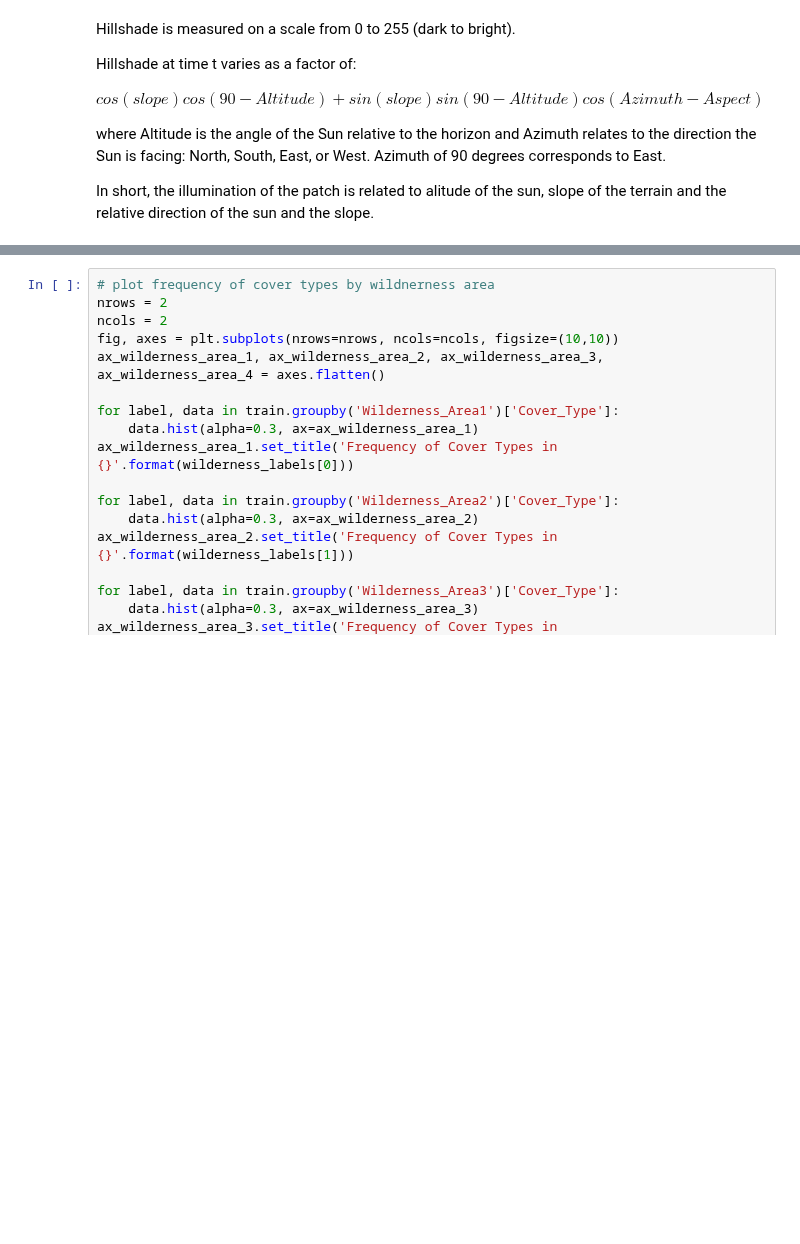
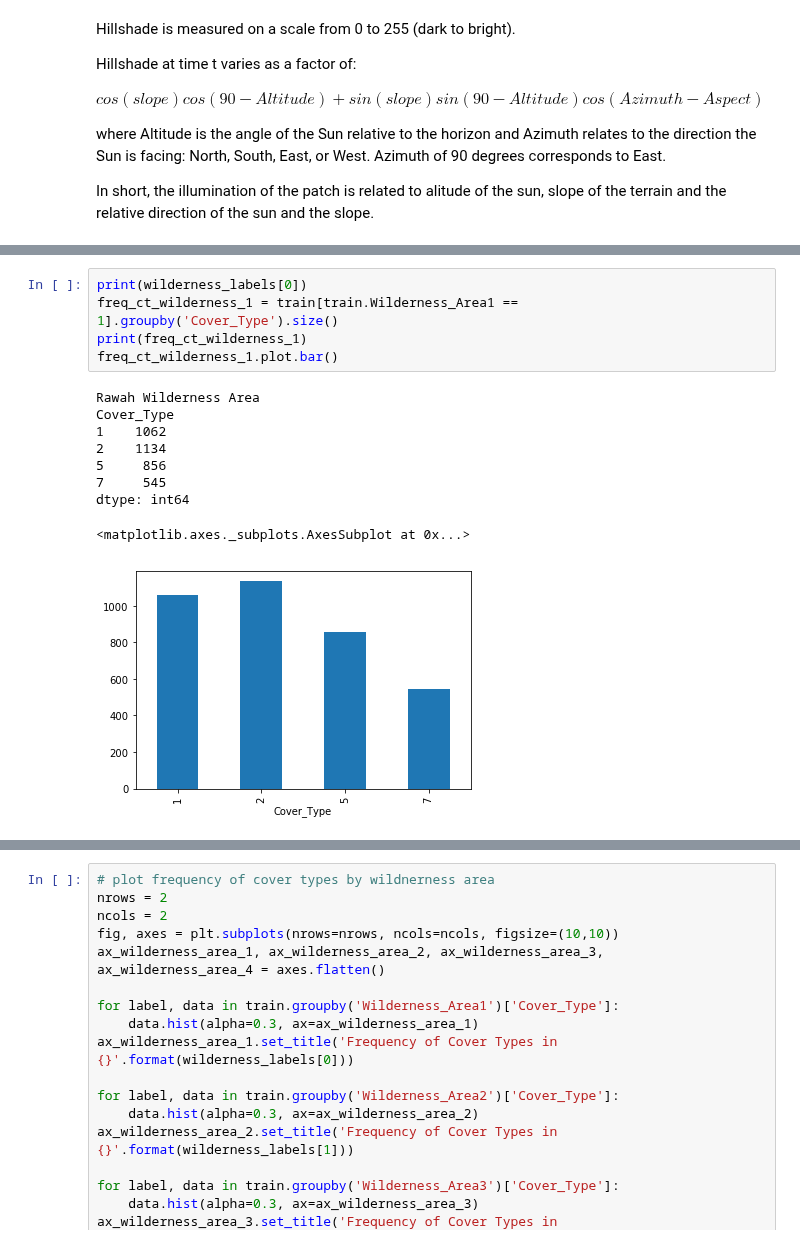
Before and after one commit to tiffapedia/w207-final, a Jupyter notebook: DivyaGorantla_RamIyer_TiffanyJaya_SteveSanders.ipynb, the cells around one changed output, grey strips where cells are left out. Drawn from its saved outputs; the diff is of its cells as text; blank space fills up the shorter version.

Commit message:
plot wilderness area, a potential feature

```diff
--- a/DivyaGorantla_RamIyer_TiffanyJaya_SteveSanders.ipynb
+++ b/DivyaGorantla_RamIyer_TiffanyJaya_SteveSanders.ipynb
@@ -331,0 +344,15 @@ In short, the illumination of the patch is related to alitude of the sun, slope
+# %%
+print(wilderness_labels[0])
+freq_ct_wilderness_1 = train[train.Wilderness_Area1 == 1].groupby('Cover_Type').size()
+print(freq_ct_wilderness_1)
+freq_ct_wilderness_1.plot.bar()
+# %% [output]
+Rawah Wilderness Area
+Cover_Type
+1    1062
+2    1134
+5     856
+7     545
+dtype: int64
+<matplotlib.axes._subplots.AxesSubplot at 0x...>
+[figure, added]
```
Also changed, not shown: parts of 6 cells of this notebook.
